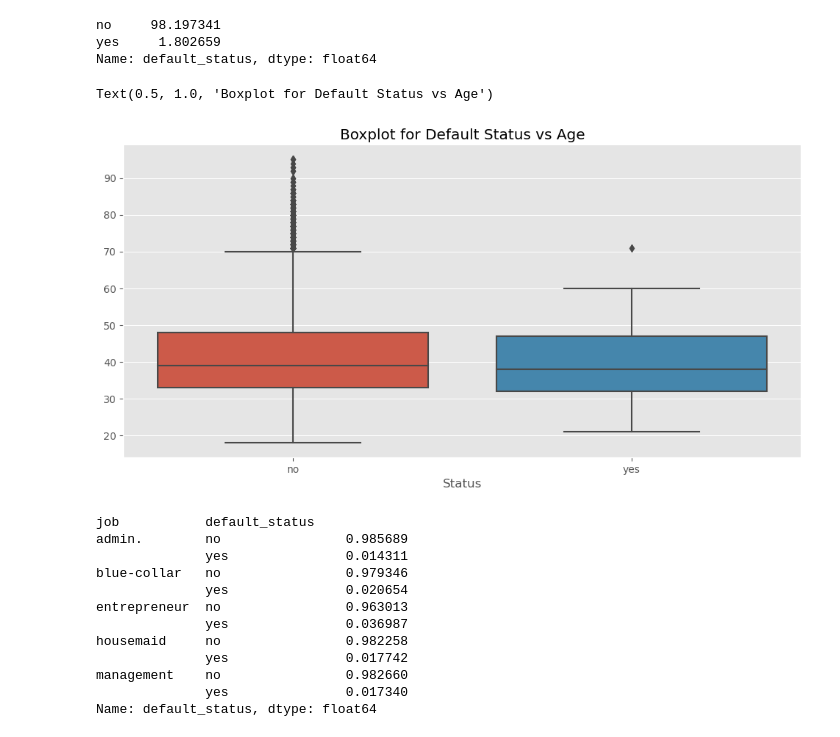
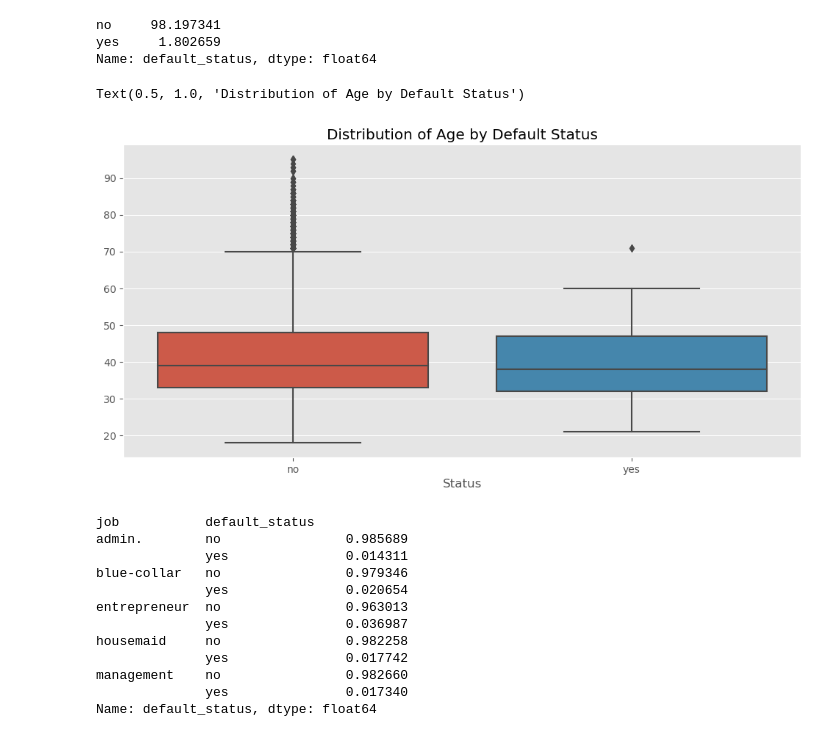
Before and after one commit to CoolBeansProgramming/Bank-Marketing-Campaign, a Jupyter notebook: main.ipynb, the cells around one changed output. Cells and saved outputs as stored; diff of their text form; code cells hidden in the pictures.

```diff
--- a/main.ipynb
+++ b/main.ipynb
@@ -166,14 +166,14 @@ Name: default_status, dtype: float64
 # %%
 # Boxplots:  default status and age
 
 plt.style.use('ggplot')
 sns.catplot(x="default_status", y="age", data=df, kind="box", aspect=2)
 plt.xlabel("Status")
-plt.ylabel("")
-plt.title("Boxplot for Default Status vs Age")
+plt.ylabel("Age")
+plt.title("Distribution of Age by Default Status")
 # %% [output]
-Text(0.5, 1.0, 'Boxplot for Default Status vs Age')
+Text(0.5, 1.0, 'Distribution of Age by Default Status')
-[figure, old version]
+[figure, new version]
 # %%
 # Default status grouped by occupation type
 
```
Also changed, not shown: parts of 8 cells of this notebook.
